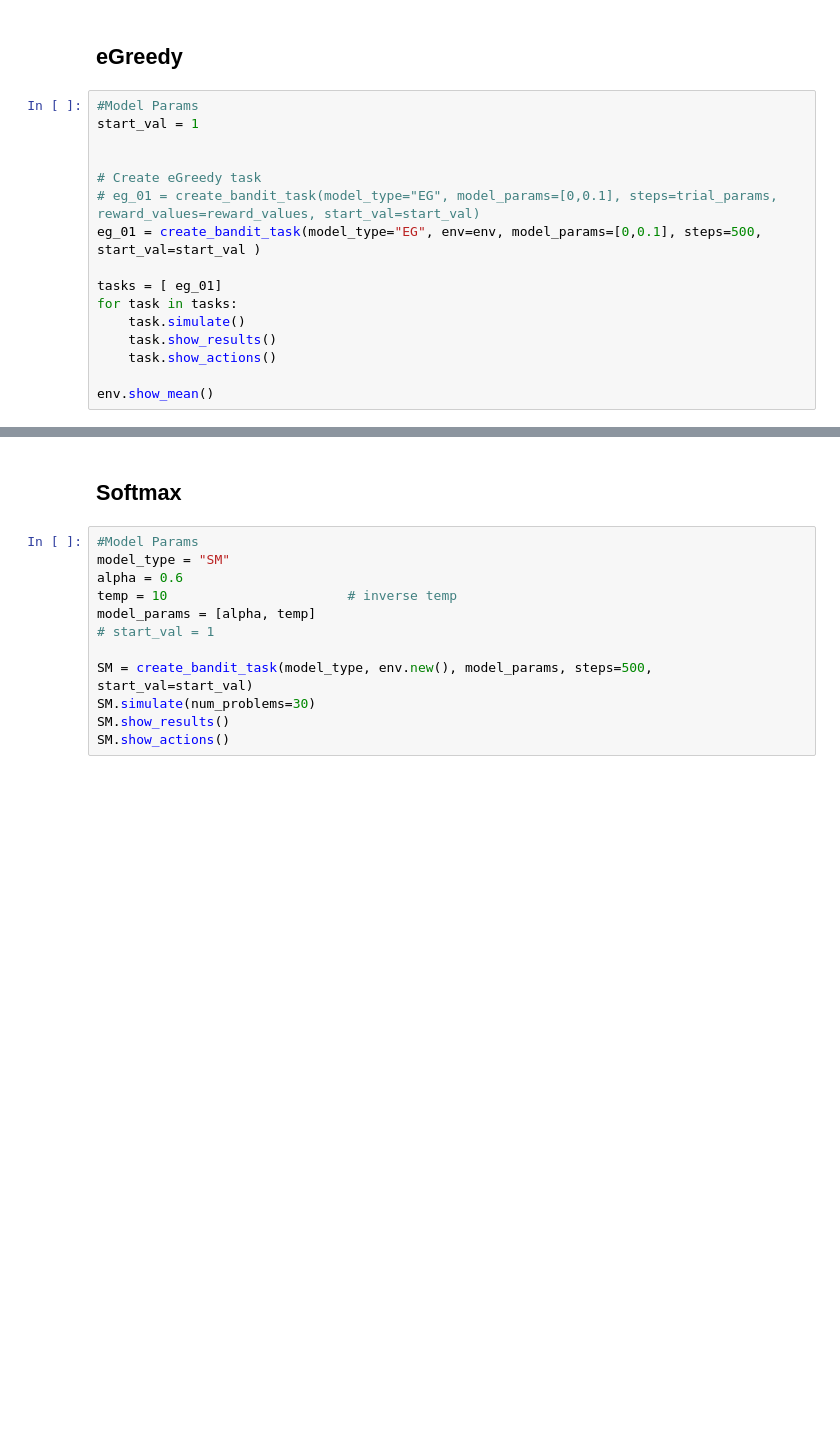
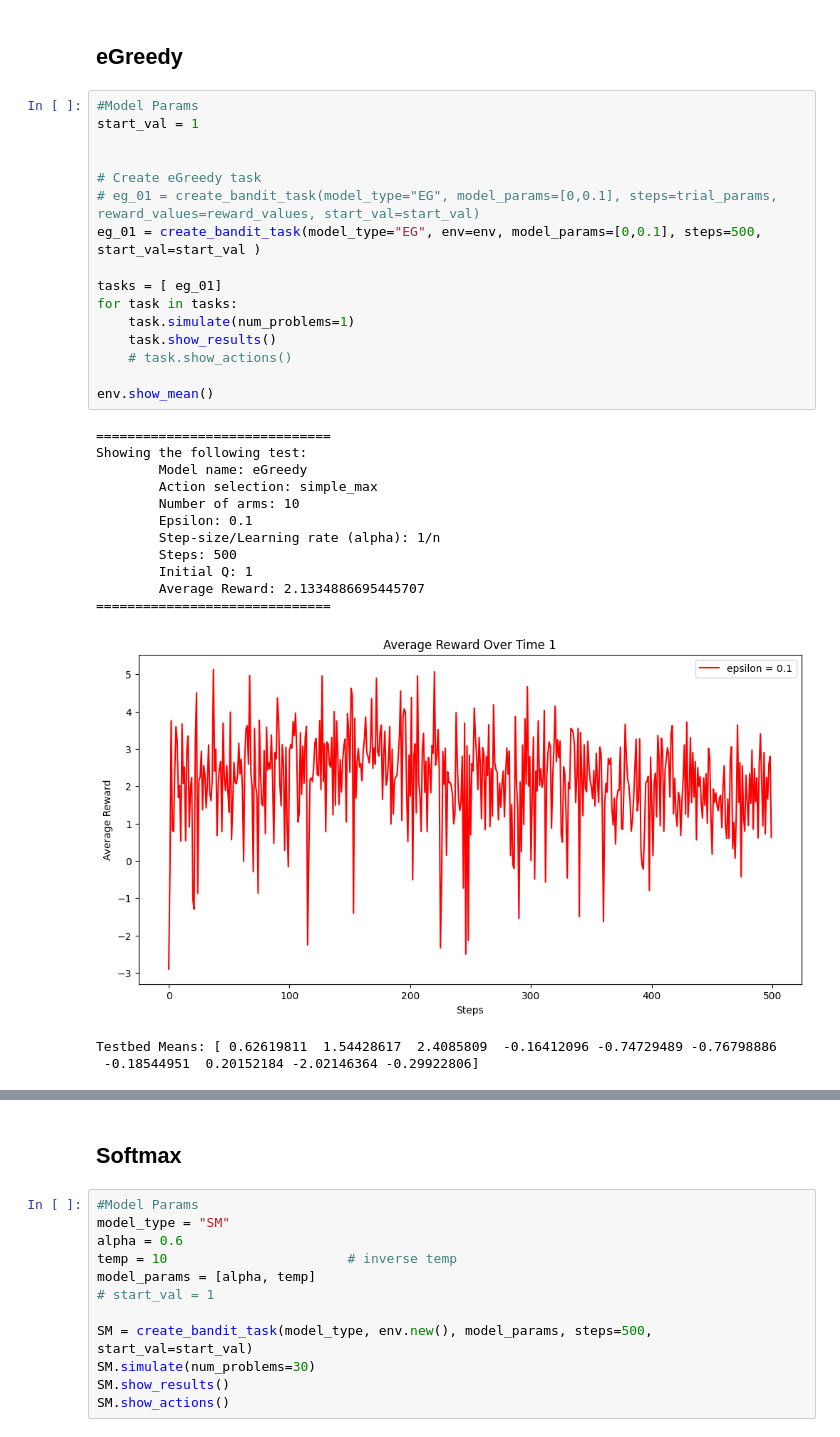
Before and after one commit to bK0s/RL-Bandits, a Jupyter notebook: MyRLNotes/RLNotebook.ipynb, the cells around one changed output, grey strips where cells are left out. Cells and saved outputs as stored; diff of their text form; blank space fills up the shorter version.

```diff
--- a/MyRLNotes/RLNotebook.ipynb
+++ b/MyRLNotes/RLNotebook.ipynb
@@ -37,16 +41,31 @@ env.show_mean()
 # %%
 #Model Params
 start_val = 1
 
 
 # Create eGreedy task
 # eg_01 = create_bandit_task(model_type="EG", model_params=[0,0.1], steps=trial_params, reward_values=reward_values, start_val=start_val)
 eg_01 = create_bandit_task(model_type="EG", env=env, model_params=[0,0.1], steps=500, start_val=start_val )
 
 tasks = [ eg_01]
 for task in tasks:
-    task.simulate()
+    task.simulate(num_problems=1)
     task.show_results()
-    task.show_actions()
+    # task.show_actions()
 
 env.show_mean()
+# %% [output]
+==============================
+Showing the following test:
+        Model name: eGreedy
+        Action selection: simple_max
+        Number of arms: 10
+        Epsilon: 0.1
+        Step-size/Learning rate (alpha): 1/n
+        Steps: 500
+        Initial Q: 1
+        Average Reward: 2.1334886695445707
+==============================
+[figure, added]
+Testbed Means: [ 0.62619811  1.54428617  2.4085809  -0.16412096 -0.74729489 -0.76798886
+ -0.18544951  0.20152184 -2.02146364 -0.29922806]
```
Also changed, not shown: parts of 10 cells of this notebook, 1 other file.
